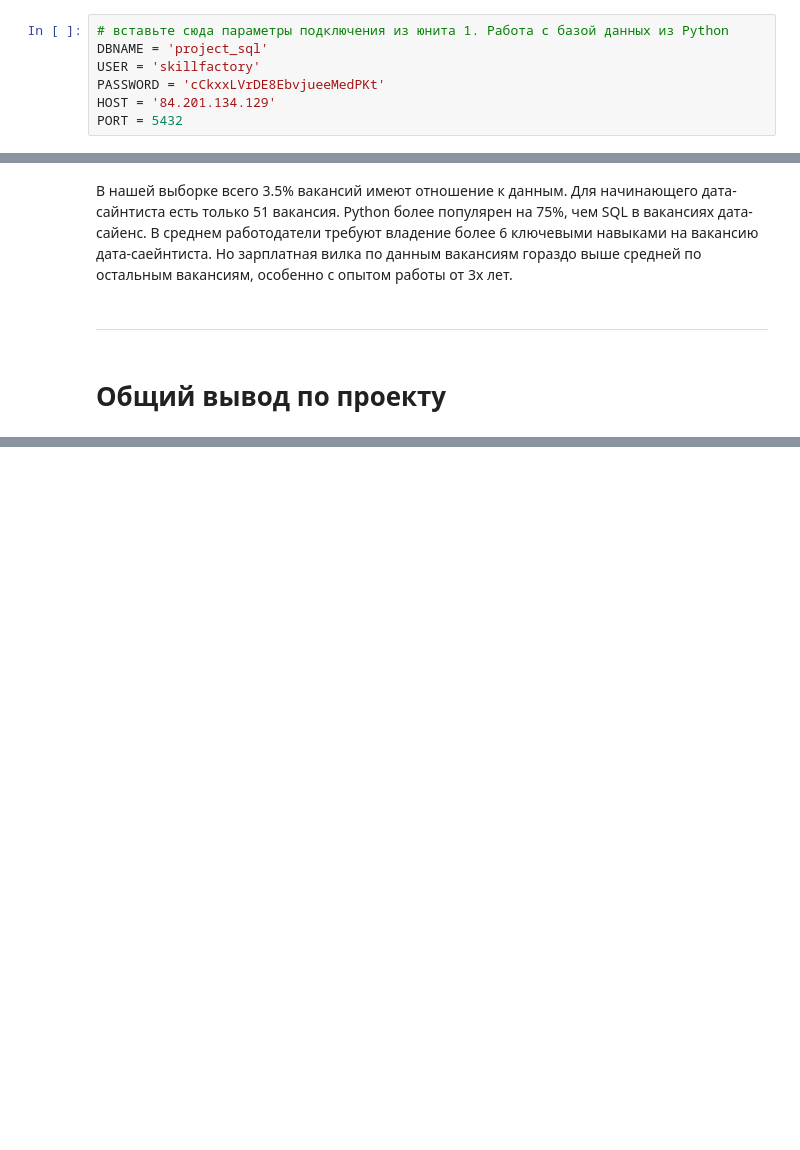
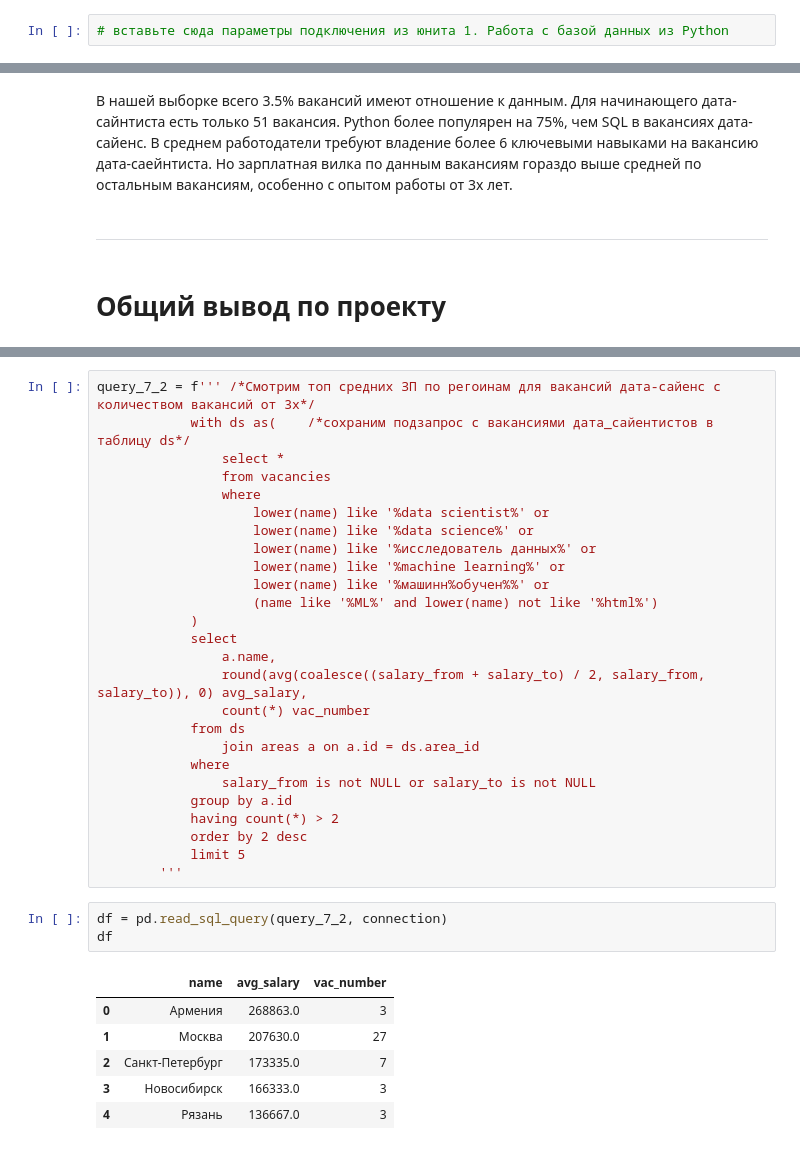
Before and after one commit to merrysam/Study, a Jupyter notebook: Project_2_sql/Project_2_Ноутбук_шаблон.ipynb, the cells around one changed output, grey strips where cells are left out. Drawn from its saved outputs; the diff is of its cells as text; blank space fills up the shorter version.

Commit message:
project done

```diff
--- a/Project_2_sql/Project_2_Ноутбук_шаблон.ipynb
+++ b/Project_2_sql/Project_2_Ноутбук_шаблон.ipynb
@@ -7,11 +7,6 @@ import pandas as pd
 import psycopg2
 # %%
 # вставьте сюда параметры подключения из юнита 1. Работа с базой данных из Python
-DBNAME = 'project_sql'
-USER = 'skillfactory'
-PASSWORD = 'cCkxxLVrDE8EbvjueeMedPKt'
-HOST = '84.201.134.129'
-PORT = 5432
 # %%
 connection = psycopg2.connect(
     dbname=DBNAME,
@@ -585,0 +612,36 @@ df
+# %%
+query_7_2 = f''' /*Смотрим топ средних ЗП по регоинам для вакансий дата-сайенс с количеством вакансий от 3х*/
+            with ds as(    /*сохраним подзапрос с вакансиями дата_сайентистов в таблицу ds*/
+                select *
+                from vacancies
+                where
+                    lower(name) like '%data scientist%' or
+                    lower(name) like '%data science%' or
+                    lower(name) like '%исследователь данных%' or
+                    lower(name) like '%machine learning%' or
+                    lower(name) like '%машинн%обучен%%' or
+                    (name like '%ML%' and lower(name) not like '%html%')
+            )
+            select
+                a.name,
+                round(avg(coalesce((salary_from + salary_to) / 2, salary_from, salary_to)), 0) avg_salary,
+                count(*) vac_number
+            from ds
+                join areas a on a.id = ds.area_id
+            where
+                salary_from is not NULL or salary_to is not NULL
+            group by a.id
+            having count(*) > 2
+            order by 2 desc
+            limit 5
+        '''
+# %%
+df = pd.read_sql_query(query_7_2, connection)
+df
+# %% [output]
+|  | name | avg_salary | vac_number |
+| 0 | Армения | 268863.0 | 3 |
+| 1 | Москва | 207630.0 | 27 |
+| 2 | Санкт-Петербург | 173335.0 | 7 |
+| 3 | Новосибирск | 166333.0 | 3 |
+| 4 | Рязань | 136667.0 | 3 |
```
Also changed, not shown: parts of 11 cells of this notebook.
